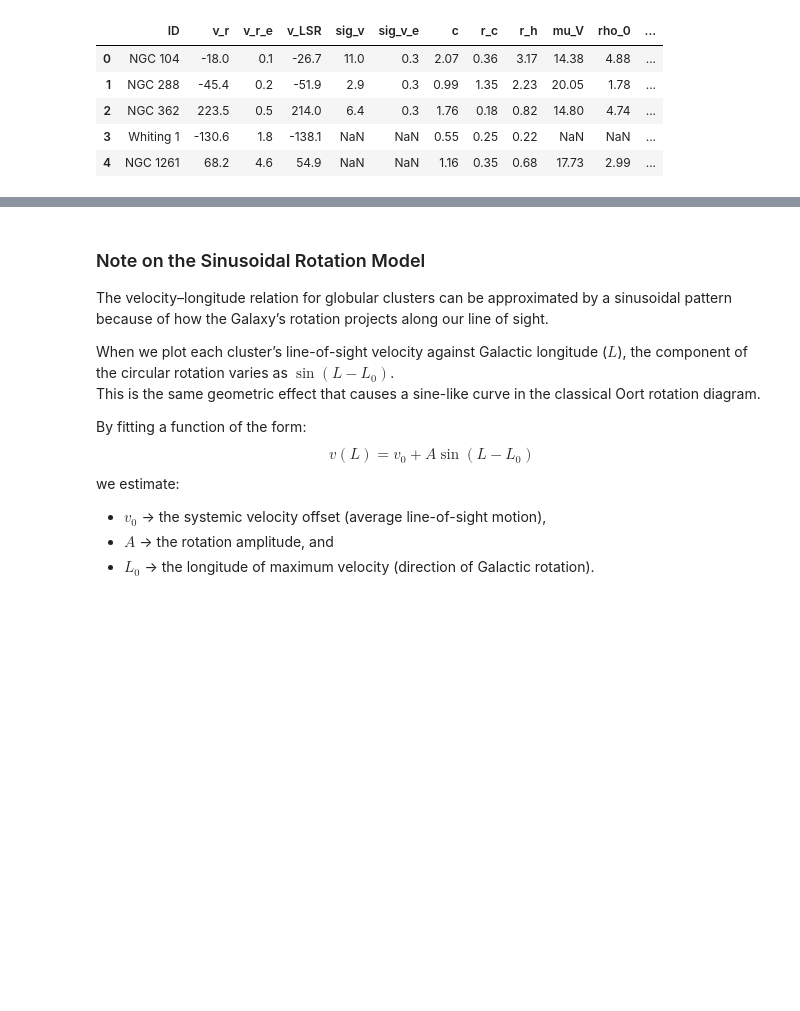
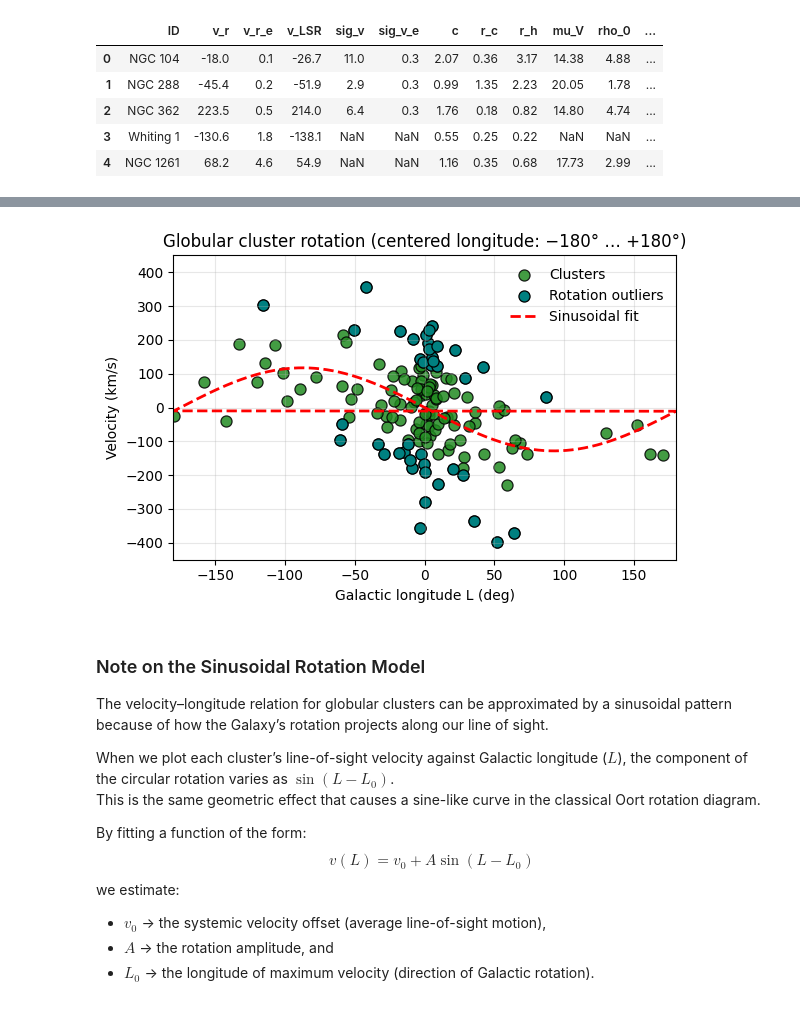
Before and after one commit to sleepdepr1ved/PHYS3116_Team, a Jupyter notebook: rotation_analysis.ipynb, the cells around one changed output, grey strips where cells are left out. Cells and saved outputs as stored; diff of their text form; code cells hidden in the pictures; blank space fills up the shorter version.

```diff
--- a/rotation_analysis.ipynb
+++ b/rotation_analysis.ipynb
@@ -143,6 +151,78 @@ Sinusoidal fit: v0=-5.4, A=-122.8, L0=2.6
 | 67 | NaN | 359.59 | -167.9 | 26.608156 | -194.508156 |
 slope = 0.131 km/s per deg, intercept = -20.4
 Pearson r = 0.14, p = 8.981e-02
+# %%
+# === Rotation plot (wrap ONLY for plotting; fit remains on 0–360°) ===
+
+# Ensure OUT exists
+try:
+    OUT
+except NameError:
+    OUT = "ROToutput"
+os.makedirs(OUT, exist_ok=True)
+
+# Safety checks
+assert "df_rot" in globals(), "df_rot not found. Run the merge/velocity prep cell first."
+assert {"L","vel"}.issubset(df_rot.columns), "df_rot must have columns 'L' and 'vel'."
+
+# --- Sinusoidal model (fit uses L in [0, 360)) ---
+def v_sin(L_deg, v0, A, L0):
+    L = np.radians(L_deg)
+    return v0 + A * np.sin(L - np.radians(L0))
+
+# If a fit isn't already available, make one quickly on unwrapped [0, 360)
+if "popt" not in globals():
+    from scipy.optimize import curve_fit
+    L_fit = np.mod(df_rot["L"].to_numpy(), 360.0)
+    v = df_rot["vel"].to_numpy()
+    # simple initial guess from linear fit
+    coef = np.polyfit(L_fit, v, 1)
+    p0 = [coef[1], float(np.std(v)), 0.0]
+    popt, _ = curve_fit(v_sin, L_fit, v, p0=p0, maxfev=20000)
+
+# --- Build plotting longitudes centered on 0°: [-180, +180] ---
+L_plot = df_rot["L"].apply(lambda x: x - 360 if x > 180 else x)
+
+# --- Prepare outlier mask (optional) ---
+if "rot_outlier" in df_rot.columns:
+    oo = df_rot["rot_outlier"].astype(bool).to_numpy()
+else:
+    oo = np.zeros(len(df_rot), dtype=bool)  # no outliers flagged yet
+
+# --- Create plot (fit remains in 0–360 but we wrap the grid for display) ---
+fig, ax = plt.subplots(figsize=(6, 4))
+
+# Main points
+ax.scatter(L_plot, df_rot["vel"],
+           s=64, alpha=0.85, color="forestgreen",
+           edgecolor="k", linewidth=0.9, label="Clusters")
+
+# Outliers highlighted (if available)
+if oo.any():
+    ax.scatter(L_plot[oo], df_rot.loc[oo, "vel"],
+               s=64, color="teal", marker="o",
+               edgecolor="k", linewidth=0.9, label="Rotation outliers")
+
+# Smooth sinusoidal curve: compute on [0, 360) then re-center for plotting
+Lgrid = np.linspace(0, 360, 721)
+ygrid = v_sin(Lgrid, *popt)
+Lgrid_centered = Lgrid - 360*(Lgrid > 180)  # now in [-180, 180]
+ax.plot(Lgrid_centered, ygrid, "r--", lw=2, label="Sinusoidal fit")
+
+# Axes & cosmetics
+ax.set_xlim(-180, 180)
+ax.set_ylim(-450, 450)
+ax.set_xlabel("Galactic longitude L (deg)")
+ax.set_ylabel("Velocity (km/s)")
+ax.set_title("Globular cluster rotation (centered longitude: −180° … +180°)")
+ax.legend(frameon=False)
+ax.grid(alpha=0.3)
+
+plt.tight_layout()
+plt.savefig(f"{OUT}/Rotation_sinusoidal_centered.png", dpi=300, bbox_inches="tight")
+plt.show()
+# %% [output]
+[figure, added]
 # %% [markdown]
 ### Note on the Sinusoidal Rotation Model
 
```
Also changed, not shown: parts of 1 cell of this notebook, 3 other files.
